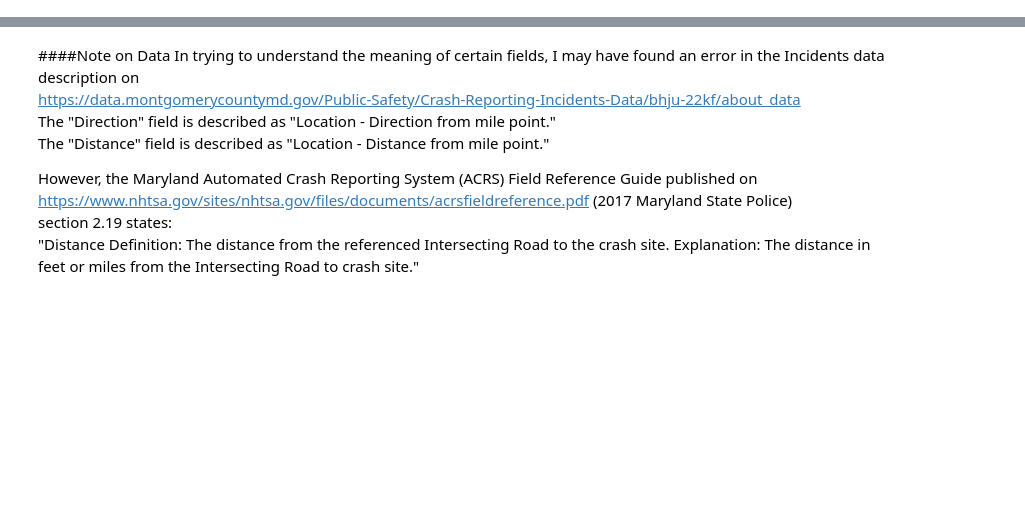
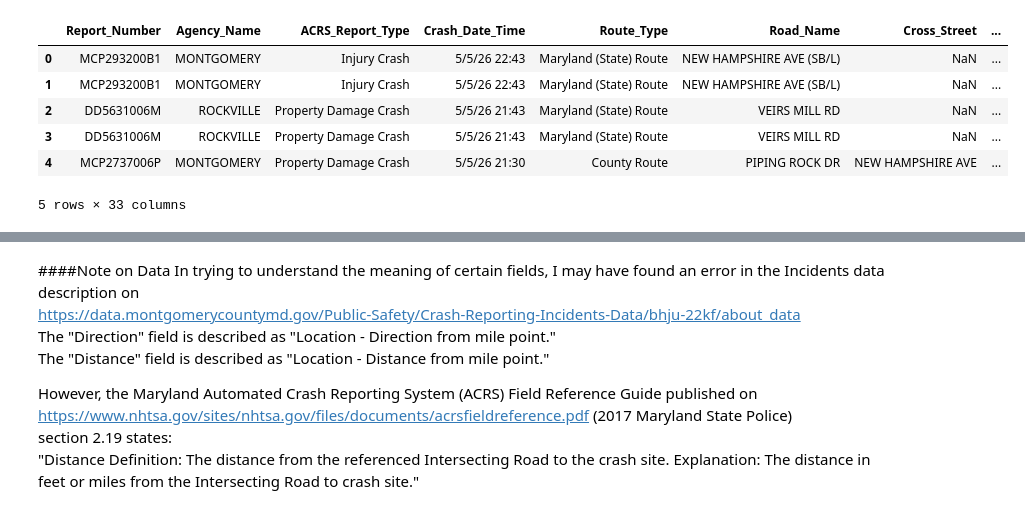
Before and after one commit to Alissa-Ouspen/data201_alissa, a Jupyter notebook: final/crash_df_manip.ipynb, the cells around one changed output, grey strips where cells are left out. Drawn from its saved outputs; the diff is of its cells as text; code cells hidden in the pictures; blank space fills up the shorter version.

```diff
--- a/final/crash_df_manip.ipynb
+++ b/final/crash_df_manip.ipynb
@@ -45,0 +14,11 @@ Incidents_df = pd.read_csv(io.BytesIO(uploaded["Incidents.csv"]), dtype=incident
+# %%
+Drivers_df = pd.read_csv("https://raw.githubusercontent.com/Alissa-Ouspen/data201_alissa/main/final/Drivers_abridge.csv", usecols = lambda x: x not in ["Latitude", "Longitude", "Person_ID"])
+Drivers_df.head()
+# %% [output]
+|  | Report_Number | Agency_Name | ACRS_Report_Type | Crash_Date_Time | Route_Type | Road_Name | Cross_Street | ... |
+| 0 | MCP293200B1 | MONTGOMERY | Injury Crash | 5/5/26 22:43 | Maryland (State) Route | NEW HAMPSHIRE AVE (SB/L) | NaN | ... |
+| 1 | MCP293200B1 | MONTGOMERY | Injury Crash | 5/5/26 22:43 | Maryland (State) Route | NEW HAMPSHIRE AVE (SB/L) | NaN | ... |
+| 2 | DD5631006M | ROCKVILLE | Property Damage Crash | 5/5/26 21:43 | Maryland (State) Route | VEIRS MILL RD | NaN | ... |
+| 3 | DD5631006M | ROCKVILLE | Property Damage Crash | 5/5/26 21:43 | Maryland (State) Route | VEIRS MILL RD | NaN | ... |
+| 4 | MCP2737006P | MONTGOMERY | Property Damage Crash | 5/5/26 21:30 | County Route | PIPING ROCK DR | NEW HAMPSHIRE AVE | ... |
+5 rows × 33 columns
```
Also changed, not shown: parts of 33 cells of this notebook, 2 other files.
